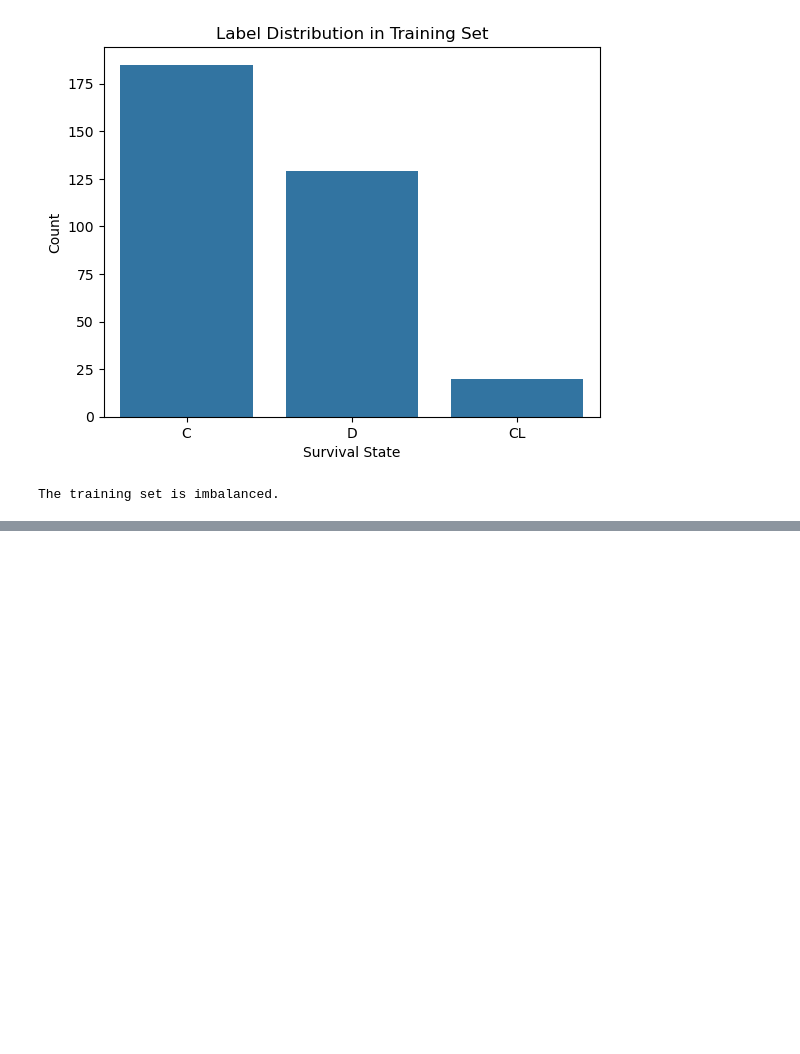
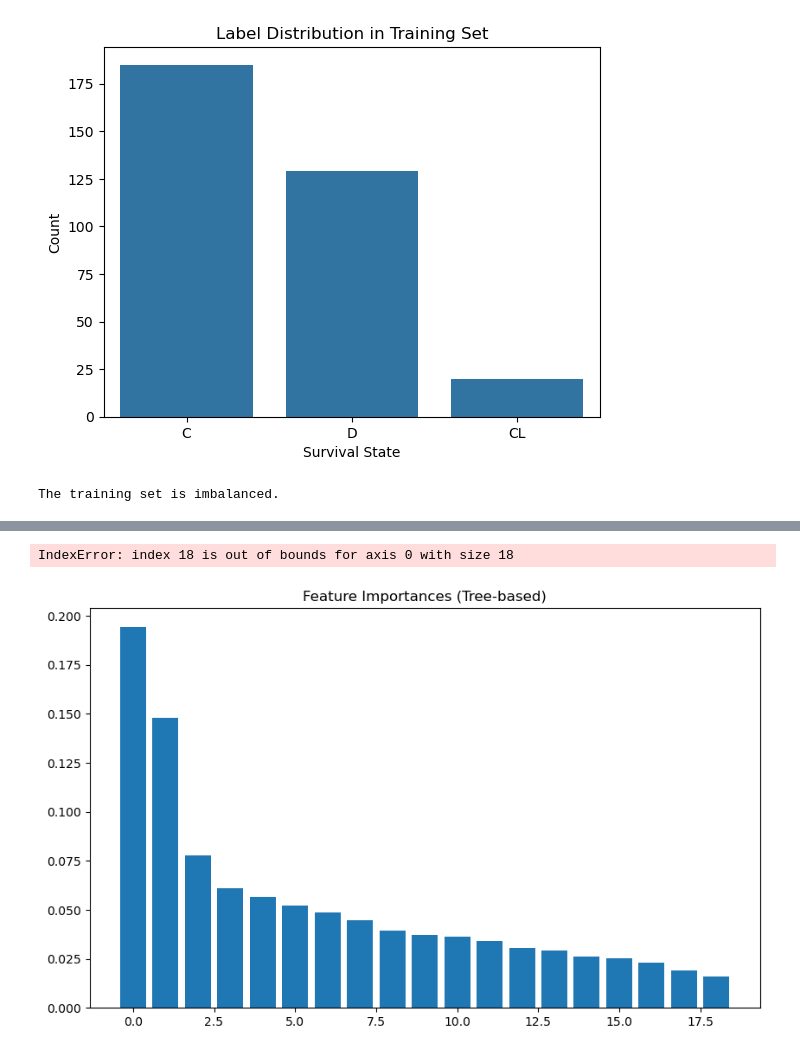
Before and after one commit to EuphosiouX/deakintrimester3, a Jupyter notebook: SIT720 - Machine Learning/task6.2/task6.2.ipynb, the cells around one changed output, grey strips where cells are left out. Cells and saved outputs as stored; diff of their text form; code cells hidden in the pictures; blank space fills up the shorter version.

```diff
--- a/SIT720 - Machine Learning/task6.2/task6.2.ipynb
+++ b/SIT720 - Machine Learning/task6.2/task6.2.ipynb
@@ -256,0 +282,17 @@ You can try to debug the error by setting error_score='raise'.
+# %%
+# Handle label imbalance using SMOTE
+from imblearn.over_sampling import SMOTE
+
+smote = SMOTE(random_state=42)
+X_train_bal, y_train_bal = smote.fit_resample(X_train_final, y_train_encoded)
+
+print('Label distribution after SMOTE:', dict(zip(*np.unique(y_train_bal, return_counts=True))))
+
+# Train models on balanced data
+for name, model in models.items():
+    model.fit(X_train_bal, y_train_bal)
+    y_pred_bal = model.predict(X_test_final)
+    print(f'--- {name} Test Performance (Balanced) ---')
+    print(classification_report(y_test_encoded, y_pred_bal))
+    print(f'Accuracy: {accuracy_score(y_test_encoded, y_pred_bal):.4f}')
+    print(f'Weighted F1: {f1_score(y_test_encoded, y_pred_bal, average="weighted"):.4f}\n')
@@ -256,0 +581,50 @@ You can try to debug the error by setting error_score='raise'.
+# %%
+# Q3 – Prediction on Test Set
+from sklearn.metrics import classification_report, confusion_matrix
+from sklearn.inspection import permutation_importance
+import matplotlib.pyplot as plt
+import numpy as np
+
+# Best model from Q2 (update if yours differs)
+best_model = grid.best_estimator_
+
+# Predict on test set
+y_pred = best_model.predict(X_test_final)
+
+# Performance metrics
+print("Classification Report (Best Model on Test Set):")
+print(classification_report(y_test_encoded, y_pred))
+
+print("Confusion Matrix:")
+print(confusion_matrix(y_test_encoded, y_pred))
+
+# Q4 – Feature Importance Analysis
+
+# (A) Tree-based feature importance
+importances = best_model.feature_importances_
+indices = np.argsort(importances)[::-1]
+
+plt.figure(figsize=(10,6))
+plt.title("Feature Importances (Tree-based)")
+plt.bar(range(X_train_final.shape[1]), importances[indices], align="center")
+plt.xticks(range(X_train_final.shape[1]), X.columns[indices], rotation=90)
+plt.tight_layout()
+plt.show()
+
+# (B) Permutation importance
+perm_importance = permutation_importance(best_model, X_test, y_test, n_repeats=10, random_state=42)
+
+sorted_idx = perm_importance.importances_mean.argsort()[::-1]
+
+plt.figure(figsize=(10,6))
+plt.boxplot(perm_importance.importances[sorted_idx].T,
+            vert=False, labels=X.columns[sorted_idx])
+plt.title("Permutation Importance (Test Set)")
+plt.tight_layout()
+plt.show()
+
+# Statistical reasoning
+print("\nPermutation Importance (mean decrease in score):")
+for i in sorted_idx:
+    print(f"{X.columns[i]}: {perm_importance.importances_mean[i]:.4f}")
+# %% [output]
@@ -256,0 +646,2 @@ You can try to debug the error by setting error_score='raise'.
+IndexError: index 18 is out of bounds for axis 0 with size 18
+[figure, added]
```
Also changed, not shown: parts of 7 cells of this notebook, 3 other files.
